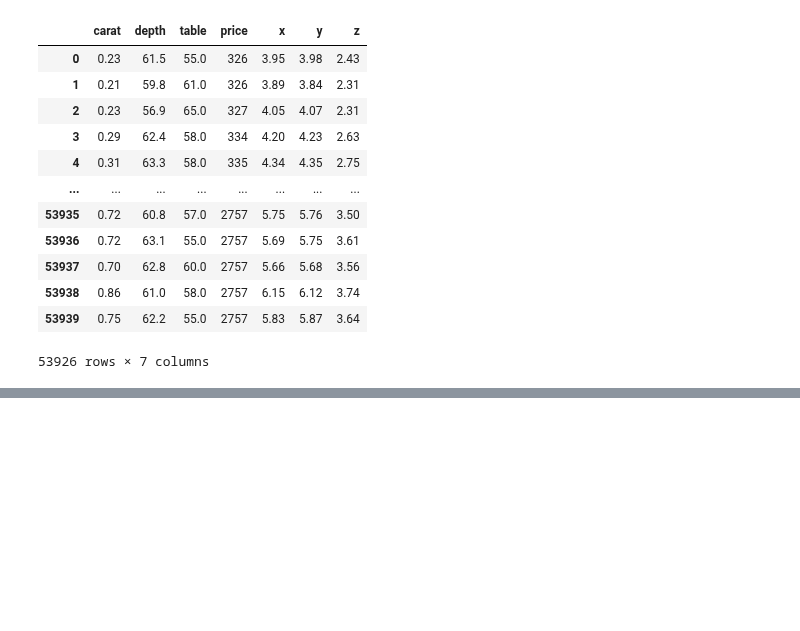
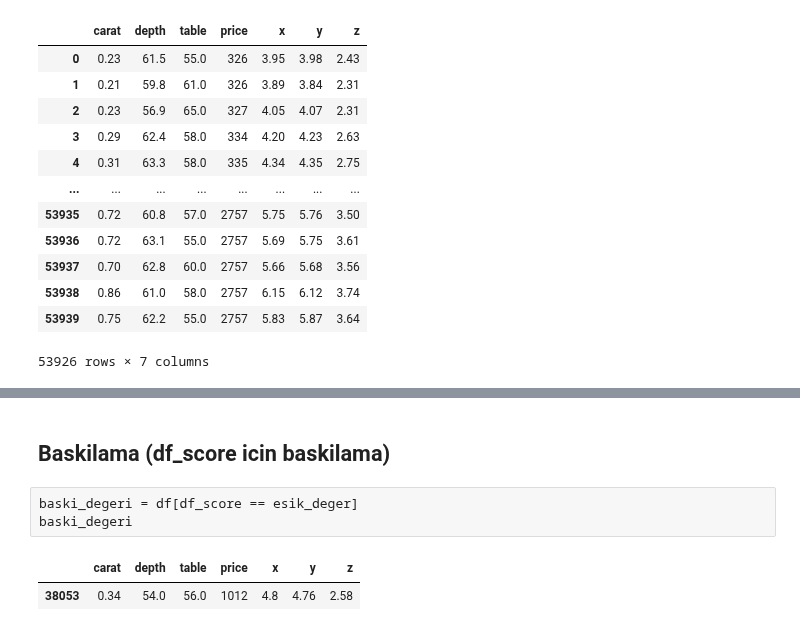
Before and after one commit to abdullahcayde/Trainings, a Jupyter notebook: Data_Preprocessing/Data_Preprocessing_01.ipynb, the cells around one changed output, grey strips where cells are left out. Cells and saved outputs as stored; diff of their text form; blank space fills up the shorter version.

```diff
--- a/Data_Preprocessing/Data_Preprocessing_01.ipynb
+++ b/Data_Preprocessing/Data_Preprocessing_01.ipynb
@@ -364,0 +374,8 @@ df[aykiri_tf]
+# %% [markdown]
+## Baskilama (df_score icin baskilama)
+# %%
+baski_degeri = df[df_score == esik_deger]
+baski_degeri
+# %% [output]
+|  | carat | depth | table | price | x | y | z |
+| 38053 | 0.34 | 54.0 | 56.0 | 1012 | 4.8 | 4.76 | 2.58 |
```
Also changed, not shown: parts of 12 cells of this notebook, 1 other file.
